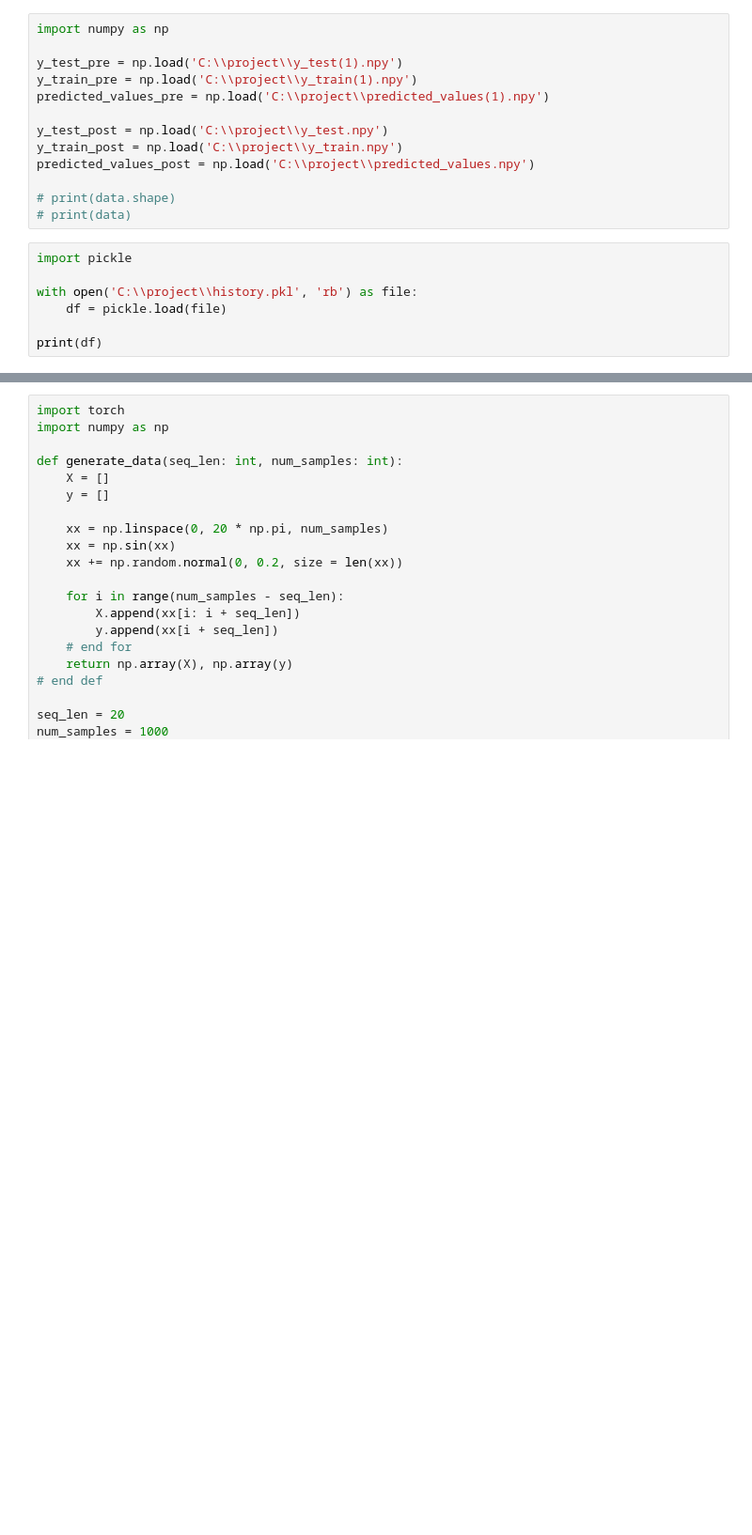
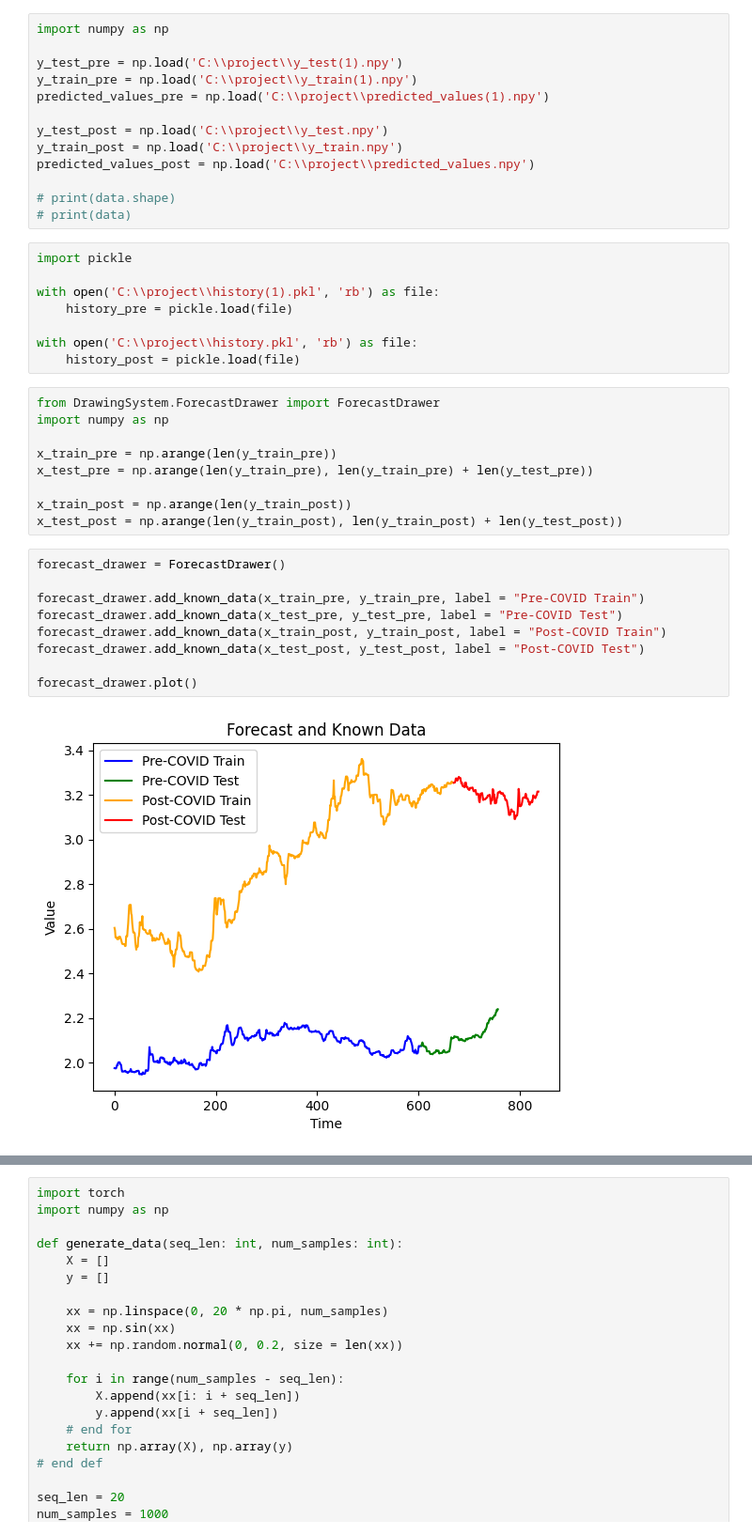
Before and after one commit to InnerShadow/UDSpredictor, a Jupyter notebook: src/demo.ipynb, the cells around one changed output, grey strips where cells are left out. Shown at 94% size. Drawn from its saved outputs; the diff is of its cells as text; blank space fills up the shorter version.

Commit message:
demo_forecast

```diff
--- a/src/demo.ipynb
+++ b/src/demo.ipynb
@@ -183,7 +183,28 @@ predicted_values_post = np.load('C:\\project\\predicted_values.npy')
 # %%
 import pickle
 
+with open('C:\\project\\history(1).pkl', 'rb') as file:
+    history_pre = pickle.load(file)
+
 with open('C:\\project\\history.pkl', 'rb') as file:
-    df = pickle.load(file)
-
-print(df)
+    history_post = pickle.load(file)
+# %%
+from DrawingSystem.ForecastDrawer import ForecastDrawer
+import numpy as np
+
+x_train_pre = np.arange(len(y_train_pre))
+x_test_pre = np.arange(len(y_train_pre), len(y_train_pre) + len(y_test_pre))
+
+x_train_post = np.arange(len(y_train_post))
+x_test_post = np.arange(len(y_train_post), len(y_train_post) + len(y_test_post))
+# %%
+forecast_drawer = ForecastDrawer()
+
+forecast_drawer.add_known_data(x_train_pre, y_train_pre, label = "Pre-COVID Train")
+forecast_drawer.add_known_data(x_test_pre, y_test_pre, label = "Pre-COVID Test")
+forecast_drawer.add_known_data(x_train_post, y_train_post, label = "Post-COVID Train")
+forecast_drawer.add_known_data(x_test_post, y_test_post, label = "Post-COVID Test")
+
+forecast_drawer.plot()
+# %% [output]
+[figure, added]
```
Also changed, not shown: parts of 1 cell of this notebook.
